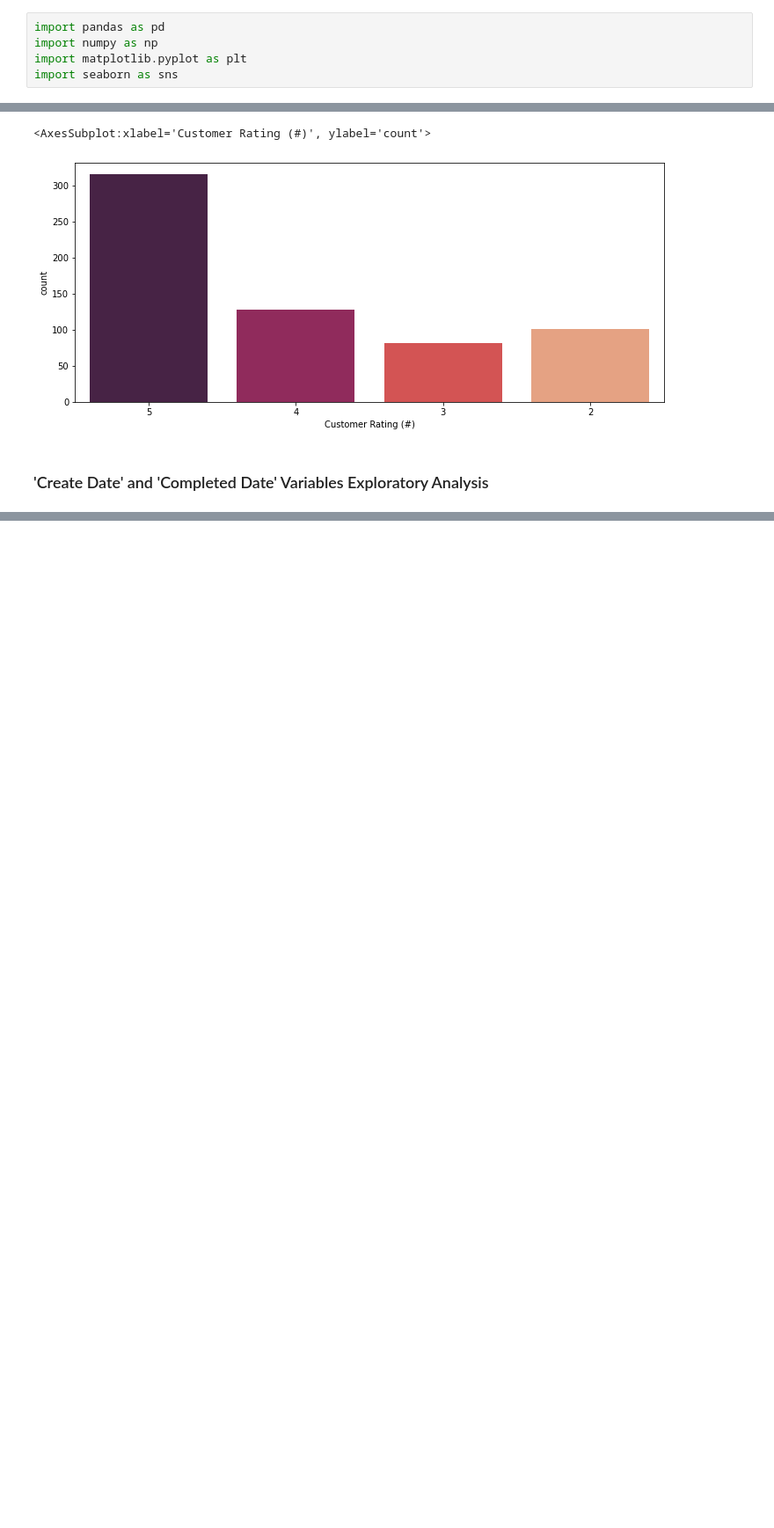
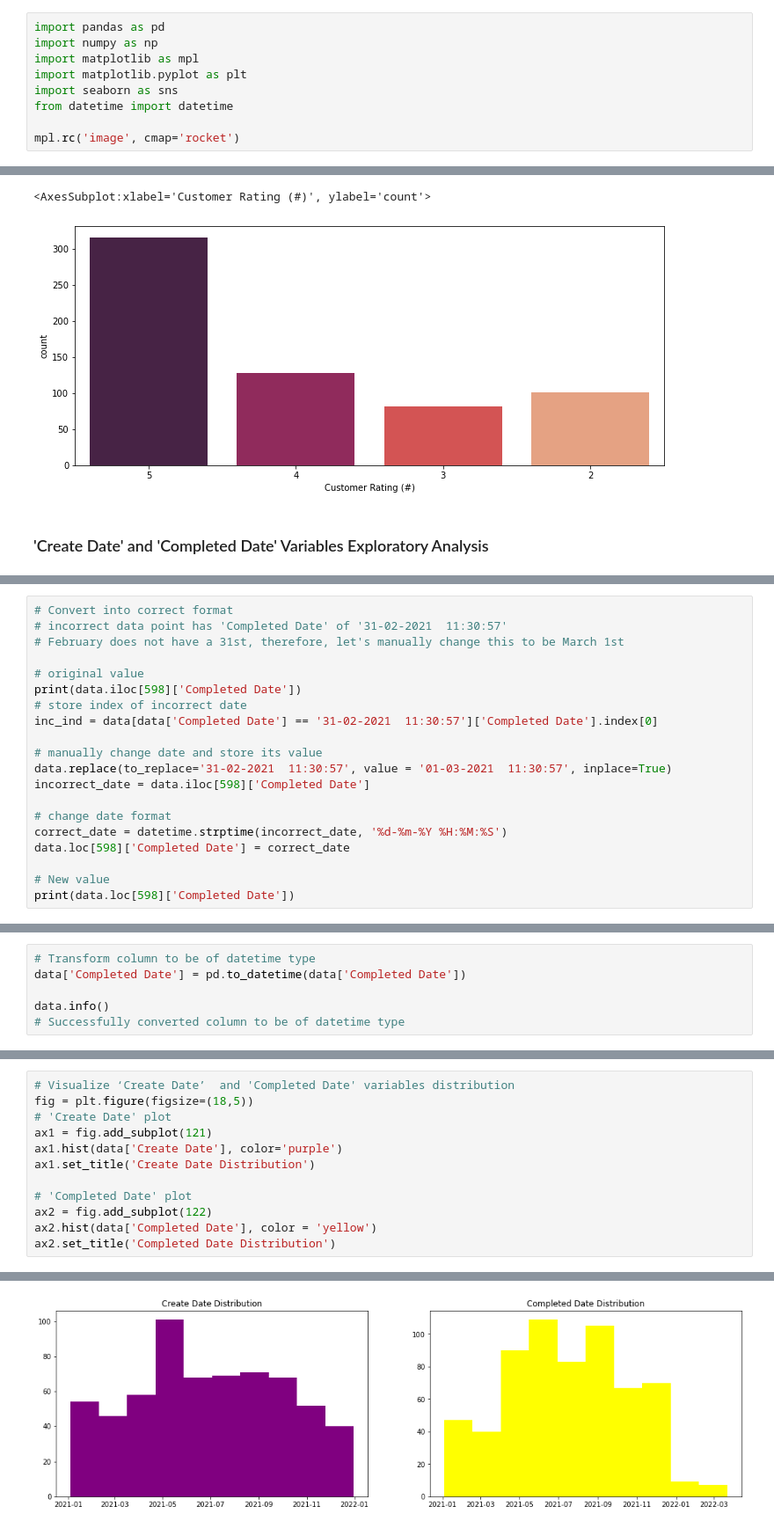
Before and after one commit to guiOsorio/Cybersecurity-Consulting-Viz, a Jupyter notebook: Analysis.ipynb, the cells around one changed output, grey strips where cells are left out. Shown at 88% size. Saved outputs shown, nothing was run; the diff lists cells and outputs as text; blank space fills up the shorter version.

```diff
--- a/Analysis.ipynb
+++ b/Analysis.ipynb
@@ -1,8 +1,12 @@
 # %%
 import pandas as pd
 import numpy as np
+import matplotlib as mpl
 import matplotlib.pyplot as plt
 import seaborn as sns
+from datetime import datetime
+
+mpl.rc('image', cmap='rocket')
 # %%
 # Load data
 data = pd.read_excel('Ticket Details.xlsx')
@@ -233,0 +273,20 @@ sns.countplot(data['Customer Rating (#)'], palette = 'rocket', order = [5,4,3,2]
+# %%
+# Convert into correct format
+# incorrect data point has 'Completed Date' of '31-02-2021  11:30:57'
+# February does not have a 31st, therefore, let's manually change this to be March 1st
+
+# original value
+print(data.iloc[598]['Completed Date'])
+# store index of incorrect date
+inc_ind = data[data['Completed Date'] == '31-02-2021  11:30:57']['Completed Date'].index[0]
+
+# manually change date and store its value
+data.replace(to_replace='31-02-2021  11:30:57', value = '01-03-2021  11:30:57', inplace=True)
+incorrect_date = data.iloc[598]['Completed Date']
+
+# change date format
+correct_date = datetime.strptime(incorrect_date, '%d-%m-%Y %H:%M:%S')
+data.loc[598]['Completed Date'] = correct_date
+
+# New value
+print(data.loc[598]['Completed Date'])
@@ -233,0 +300,6 @@ sns.countplot(data['Customer Rating (#)'], palette = 'rocket', order = [5,4,3,2]
+# %%
+# Transform column to be of datetime type
+data['Completed Date'] = pd.to_datetime(data['Completed Date'])
+
+data.info()
+# Successfully converted column to be of datetime type
@@ -233,0 +325,13 @@ sns.countplot(data['Customer Rating (#)'], palette = 'rocket', order = [5,4,3,2]
+# %%
+# Visualize ‘Create Date’  and 'Completed Date' variables distribution
+fig = plt.figure(figsize=(18,5))
+# 'Create Date' plot
+ax1 = fig.add_subplot(121)
+ax1.hist(data['Create Date'], color='purple')
+ax1.set_title('Create Date Distribution')
+
+# 'Completed Date' plot
+ax2 = fig.add_subplot(122)
+ax2.hist(data['Completed Date'], color = 'yellow')
+ax2.set_title('Completed Date Distribution')
+# %% [output]
@@ -233,0 +339 @@ sns.countplot(data['Customer Rating (#)'], palette = 'rocket', order = [5,4,3,2]
+[figure, added]
```
Also changed, not shown: parts of 17 cells of this notebook.
